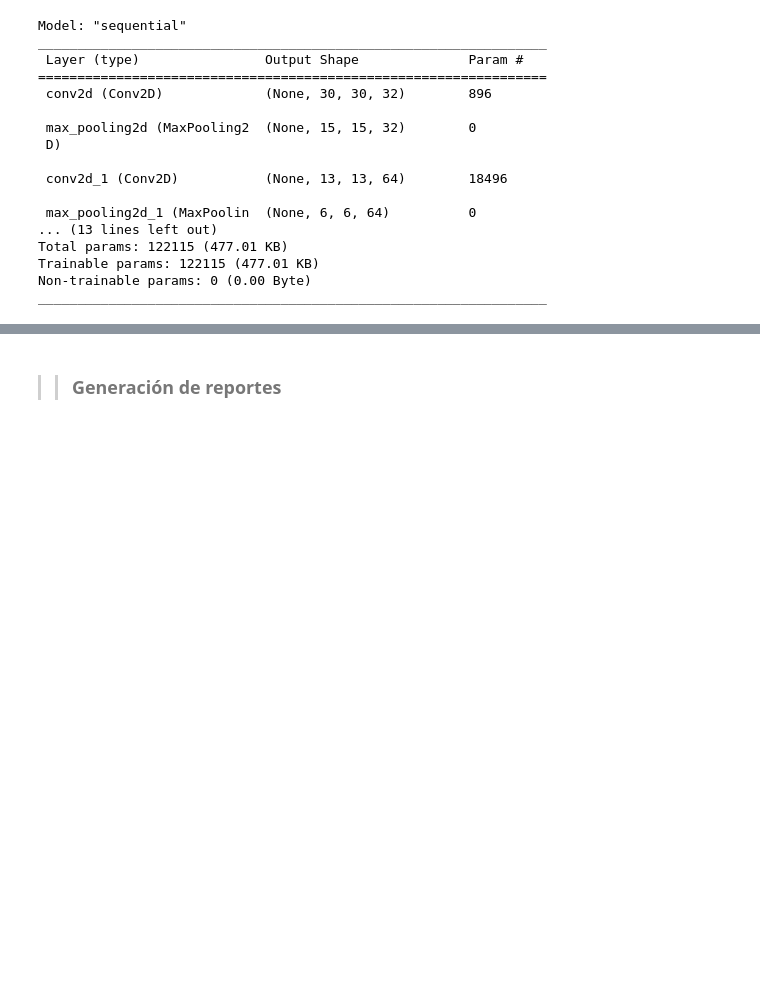
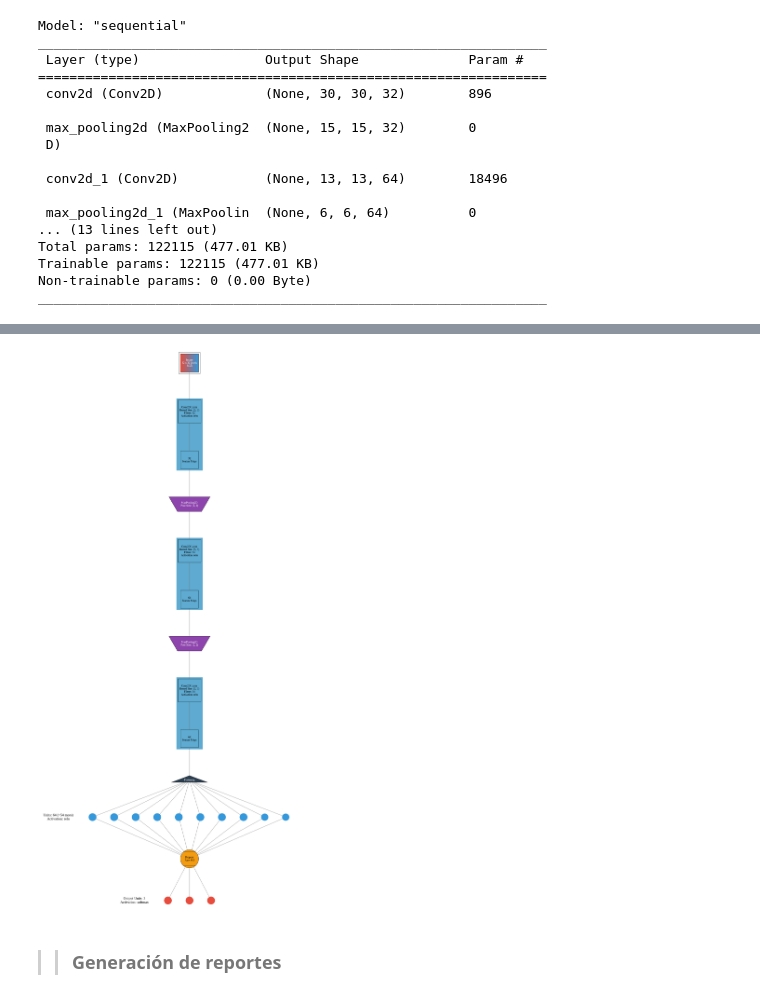
Before and after one commit to 643riel/IAA, a Jupyter notebook: IAA.ipynb, the cells around one changed output, grey strips where cells are left out. Cells and saved outputs as stored; diff of their text form; code cells hidden in the pictures; blank space fills up the shorter version.

```diff
--- a/IAA.ipynb
+++ b/IAA.ipynb
@@ -191,3 +191,10 @@ Total params: 122115 (477.01 KB)
 Trainable params: 122115 (477.01 KB)
 Non-trainable params: 0 (0.00 Byte)
 _________________________________________________________________
+# %%
+!pip install keras-visualizer
+from keras_visualizer import visualizer
+visualizer(model, file_format='png', view=True)
+from IPython.display import Image, display
+display(Image('graph.png'))
+# %% [output]
@@ -194,3 +206,4 @@ _________________________________________________________________
+[figure, added]
 # %% [markdown]
 >>### **Generación de reportes**
 # %%
```
Also changed, not shown: parts of 10 cells of this notebook.
